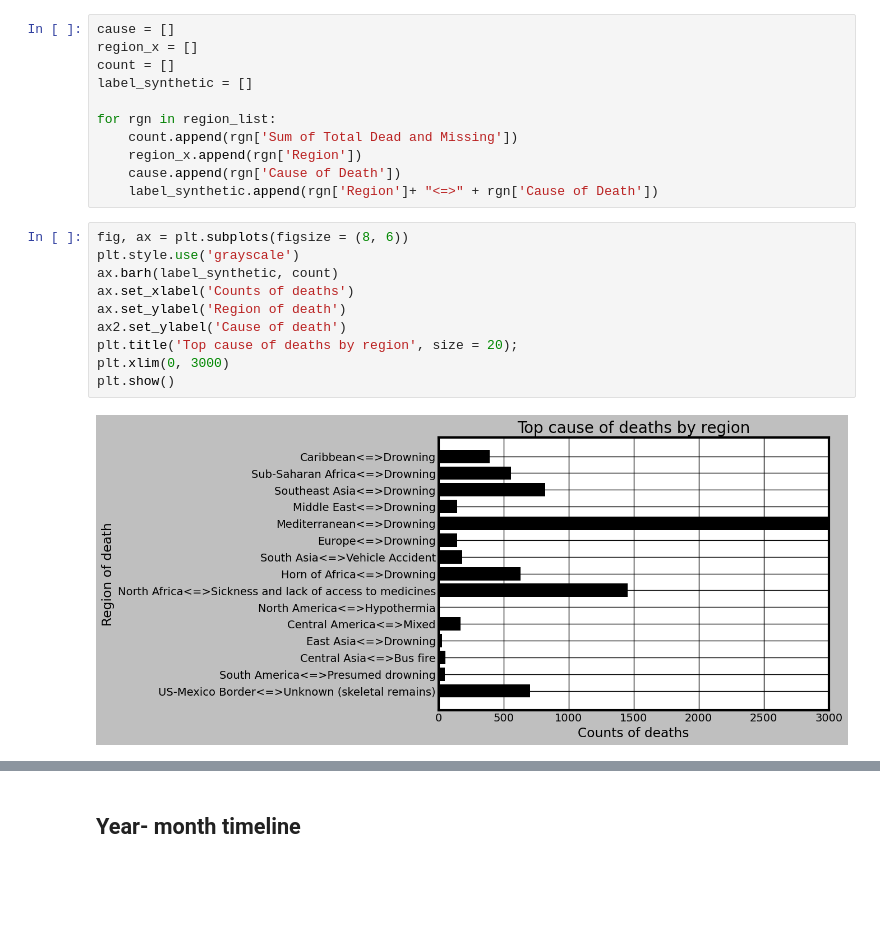
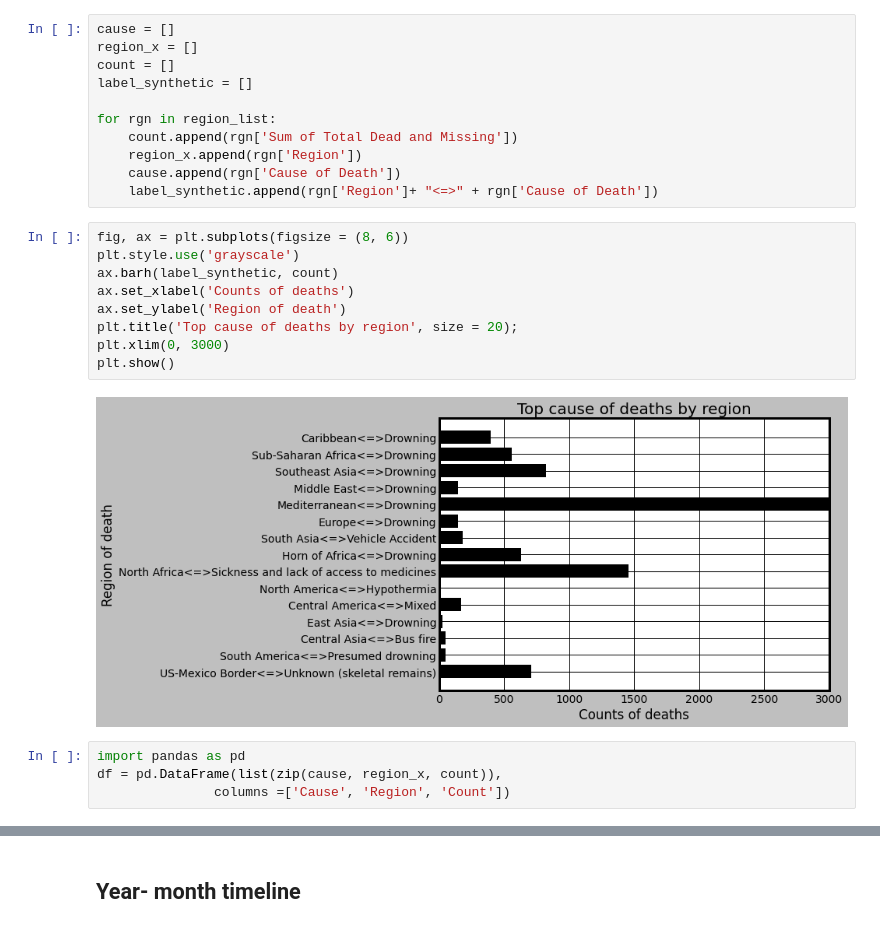
Before and after one commit to Prashantmdgl9/Missing-Migrants, a Jupyter notebook: Fatal Routes.ipynb, the cells around one changed output, grey strips where cells are left out. Saved outputs shown, nothing was run; the diff lists cells and outputs as text; blank space fills up the shorter version.

```diff
--- a/Fatal Routes.ipynb
+++ b/Fatal Routes.ipynb
@@ -229,12 +288,15 @@ for rgn in region_list:
 # %%
 fig, ax = plt.subplots(figsize = (8, 6))
 plt.style.use('grayscale')
 ax.barh(label_synthetic, count)
 ax.set_xlabel('Counts of deaths')
 ax.set_ylabel('Region of death')
-ax2.set_ylabel('Cause of death')
 plt.title('Top cause of deaths by region', size = 20);
 plt.xlim(0, 3000)
 plt.show()
 # %% [output]
-[figure, old version]
+[figure, new version]
+# %%
+import pandas as pd
+df = pd.DataFrame(list(zip(cause, region_x, count)),
+               columns =['Cause', 'Region', 'Count'])
```
Also changed, not shown: parts of 17 cells of this notebook.
